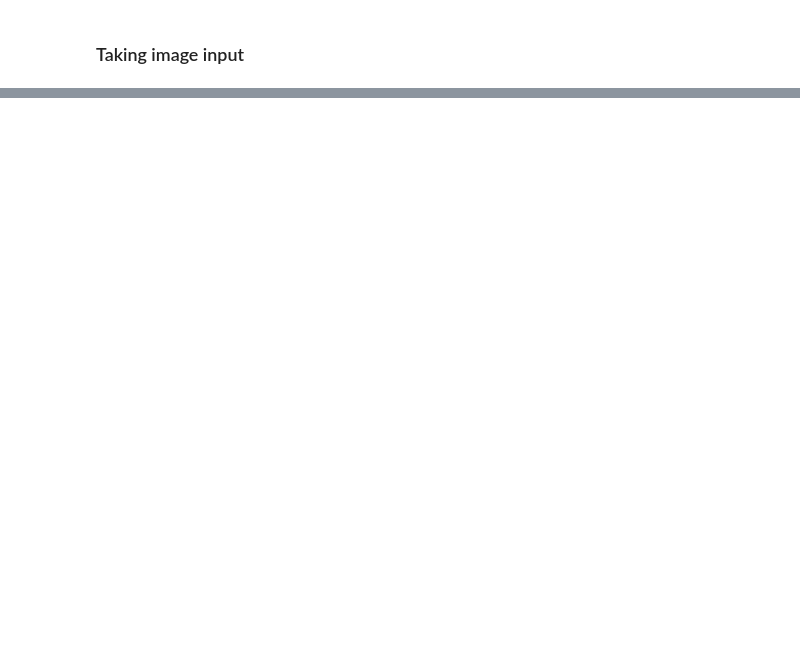
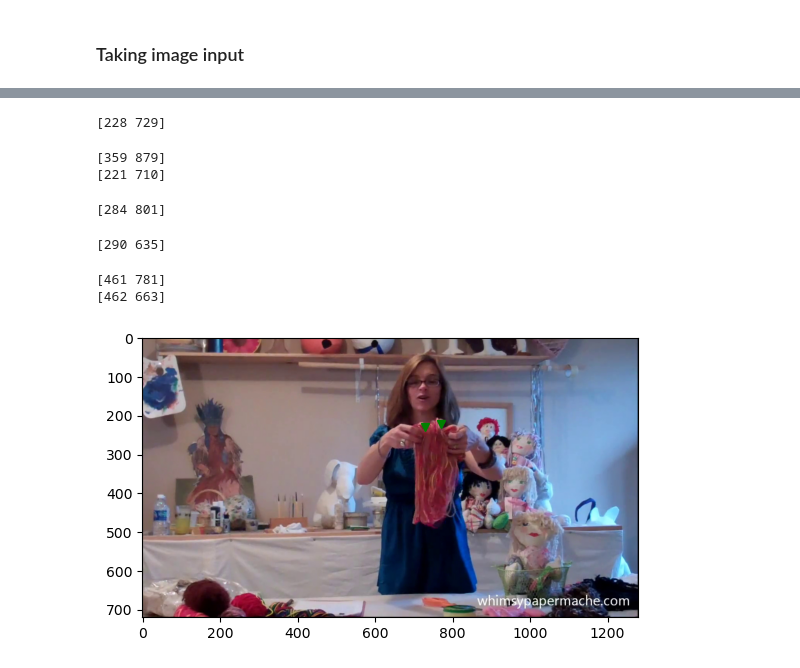
Before and after one commit to KaiserZZK/MoveNet-CoM, a Jupyter notebook: pose_estimation.ipynb, the cells around one changed output, grey strips where cells are left out. Drawn from its saved outputs; the diff is of its cells as text; code cells hidden in the pictures; blank space fills up the shorter version.

```diff
--- a/pose_estimation.ipynb
+++ b/pose_estimation.ipynb
@@ -53,2 +111,7 @@ OpenCV: camera failed to properly initialize!
 # %% [markdown]
 ### Taking image input
+# %%
+file_name = "mpii/000024100.jpg"
+image = plt.imread(file_name)
+plt.imshow(image)
+print("original size: ", image.shape)
@@ -54,0 +194,42 @@ OpenCV: camera failed to properly initialize!
+# %%
+nose = keypoints_with_scores[0,0,0]
+nose_pt = np.array(nose[:2]*[720,1280]).astype(int)
+print(nose_pt)
+# %% [output]
+[228 729]
+# %%
+print(left_elbow_pt)
+print(right_eye_pt)
+# %% [output]
+[359 879]
+[221 710]
+# %%
+left_shoulder = keypoints_with_scores[0,0,5]
+left_shoulder_pt = np.array(left_shoulder[:2]*[720,1280]).astype(int)
+print(left_shoulder_pt)
+# %% [output]
+[284 801]
+# %%
+right_shoulder = keypoints_with_scores[0,0,6]
+right_shoulder_pt = np.array(right_shoulder[:2]*[720,1280]).astype(int)
+print(right_shoulder_pt)
+# %% [output]
+[290 635]
+# %%
+left_hip  = keypoints_with_scores[0,0,11]
+left_hip_pt = np.array(left_hip[:2]*[720,1280]).astype(int)
+print(left_hip_pt)
+right_hip = keypoints_with_scores[0,0,12]
+right_hip_pt = np.array(right_hip[:2]*[720,1280]).astype(int)
+print(right_hip_pt)
+# %% [output]
+[461 781]
+[462 663]
+# %%
+plt.imshow(image)
+plt.plot(770, 221, marker='v', color="green") # right eye
+plt.plot(729, 228, marker='v', color="green") # nose
+
+plt.show()
+# %% [output]
+[figure, added]
```
Also changed, not shown: parts of 30 cells of this notebook, 1 other file.
